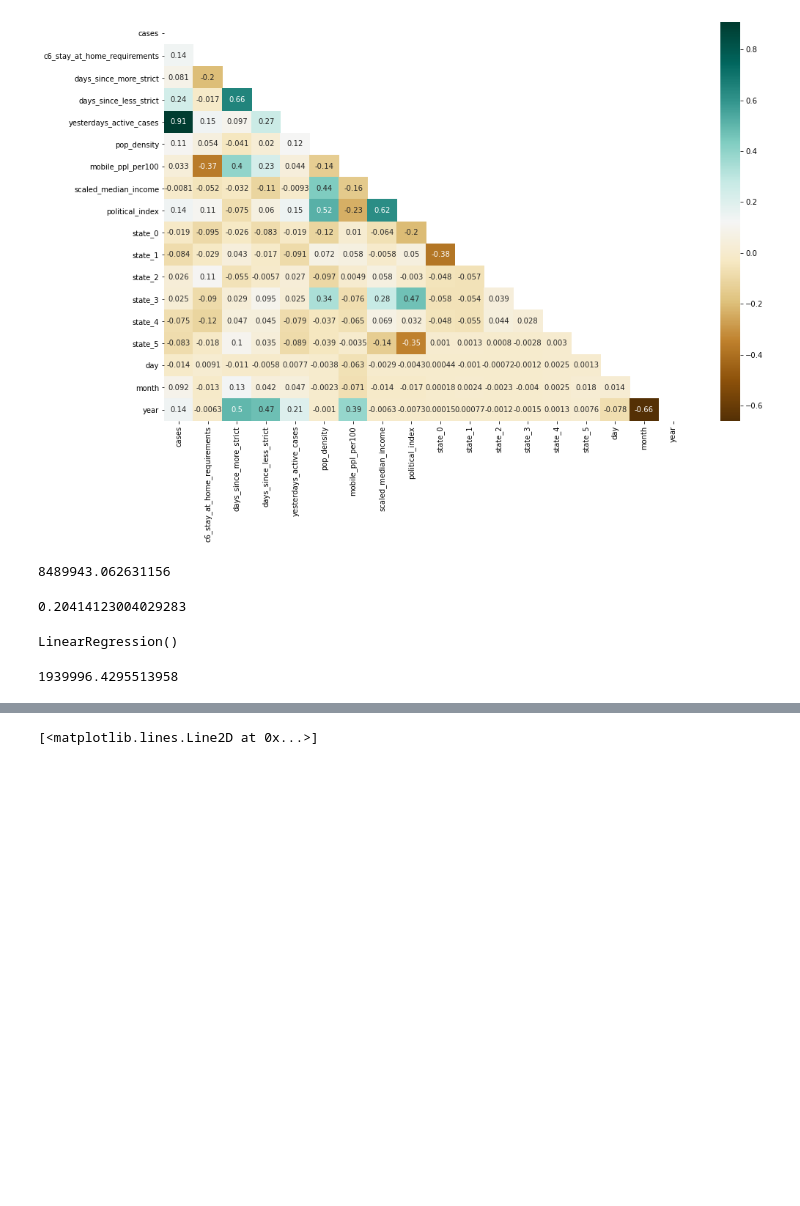
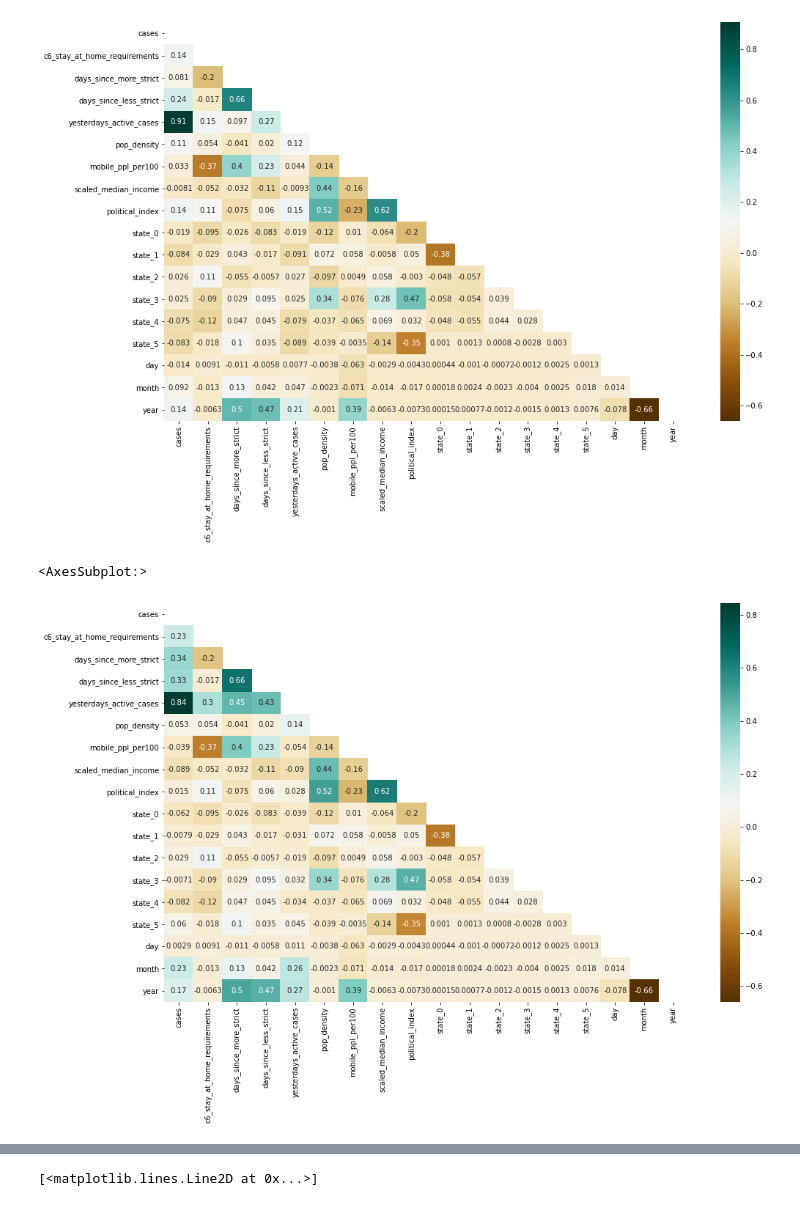
Before and after one commit to sashafomina/covid_policy_analysis, a Jupyter notebook: initial_data_manip-sashacopy.ipynb, the cells around one changed output, grey strips where cells are left out. Saved outputs shown, nothing was run; the diff lists cells and outputs as text; code cells hidden in the pictures; blank space fills up the shorter version.

```diff
--- a/initial_data_manip-sashacopy.ipynb
+++ b/initial_data_manip-sashacopy.ipynb
@@ -522,3 +528,12 @@ stay_at_home_df
 stay_at_home_df['day'] = stay_at_home_df.date.dt.day
 stay_at_home_df['month'] = stay_at_home_df.date.dt.month
 stay_at_home_df['year'] = stay_at_home_df.date.dt.year-2020
+# %%
+def get_rt_by_state():
+    df =  pd.read_csv('our_data/covid_metric_data/us/rates_by_state.csv')
+    rt_df = df[['Location','Rt']].copy()
+    rt_df.rename(columns={'Location': 'state'}, inplace=True)
+    return rt_df
+# %%
+stay_at_home_df = stay_at_home_df.merge(get_rt_by_state(), on='state', how='left')
+stay_at_home_df
@@ -543 +572,30 @@ train_df
+# %%
+def log_scale_cases_related(train_df):
+    new_train_df = train_df.copy()
+    new_train_df['cases'] = np.log(train_df.cases +1 )
+    new_train_df['yesterdays_active_cases'] = np.log(train_df.yesterdays_active_cases +1)
+    return new_train_df
+
+def get_X_y_train_test(train_df):
+    X = train_df.drop(columns='cases').to_numpy()
+    y = train_df.cases.to_numpy()
+    X_train, X_test, y_train, y_test = train_test_split(X, y, test_size=0.33, random_state=42)
+    return X_train, X_test, y_train, y_test
+
+def run_sk_linreg(X_train, y_train):
+    regr = LinearRegression()
+    regr.fit(X_train, y_train)
+    MSE = mean_squared_error(y_train,regr.predict(X_train))
+    NRMSE = (np.sqrt(MSE)) # / (scipy.stats.iqr(y_train)) #(np.max(y_train) - np.min(y_train))
+    print(f'norm. RMSE training: {NRMSE}')
+    print(f'MSE training: {MSE}')
+    print(f'R^2 training: {regr.score(X_train, y_train)}')
+    return regr
+
+def run_stat_linreg(X_train, y_train):
+    X_train = sm.add_constant(X_train)
+    stat_mod = sm.OLS(y_train, X_train)
+    stat_regr = stat_mod.fit()
+    print(stat_regr.summary())
+    return stat_regr
 # %%
@@ -559,14 +609,0 @@ X_train2, X_test2, y_train2, y_test2 = train_test_split(X_wo_yesterdays, y, test
-# %%
-regr = LinearRegression()
-regr.fit(X_train2, y_train2)
-train_err = mean_squared_error(y_train2,regr.predict(X_train2))
-print(train_err)
-regr.score(X_train2, y_train2)
-# %% [output]
-8489943.062631156
-0.20414123004029283
-# %%
-regr = LinearRegression()
-regr.fit(X_train, y_train)
-# %% [output]
-LinearRegression()
@@ -575,4 +610,9 @@ train_err = mean_squared_error(y_train,regr.predict(X_train))
-# %%
-train_err
-# %% [output]
-1939996.4295513958
+# %%
+scaled_df = log_scale_cases_related(train_df)
+plt.figure(figsize=(16, 10))
+inputs_corr_mat = (scaled_df).corr()
+sns.heatmap(inputs_corr_mat, annot=True, cmap='BrBG',
+           mask=np.triu(np.ones_like(inputs_corr_mat)))
+# %% [output]
+<AxesSubplot:>
+[figure, added]
```
Also changed, not shown: parts of 21 cells of this notebook, 3 other files.
